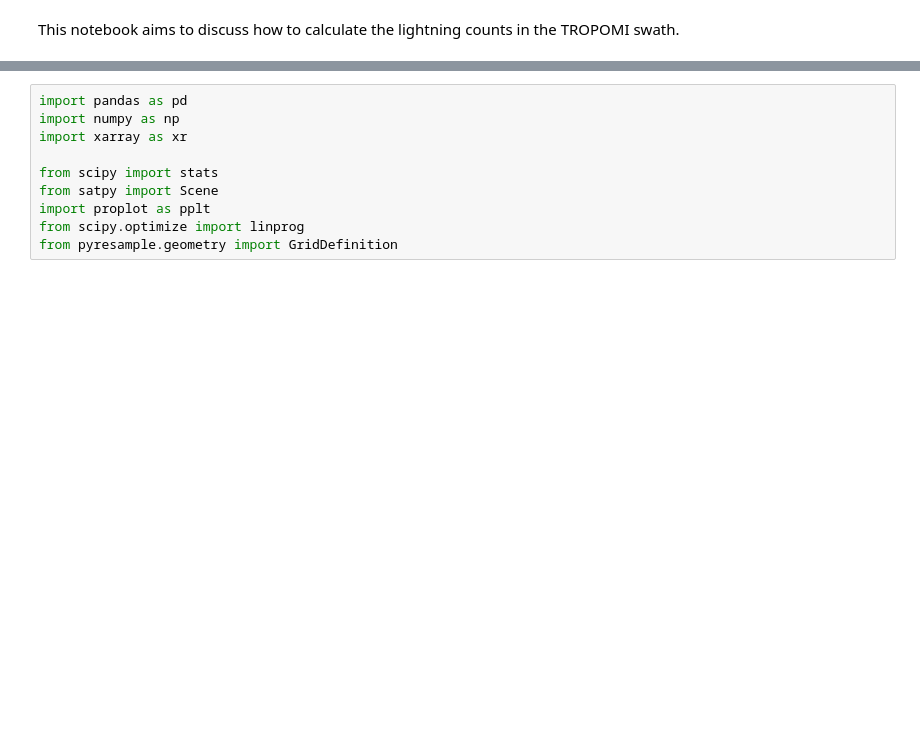
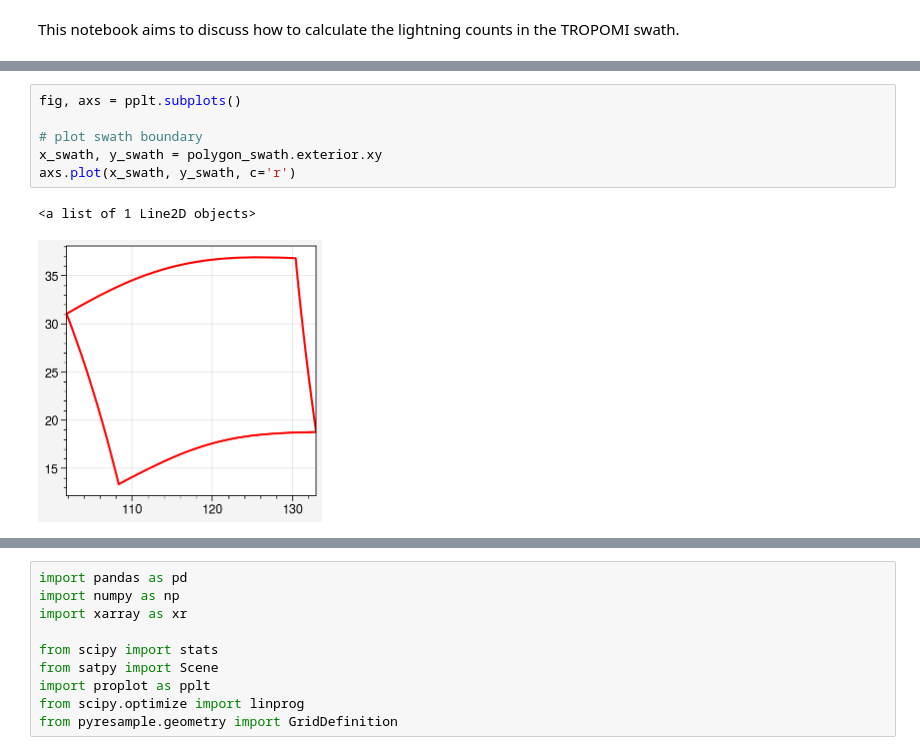
Before and after one commit to zxdawn/S5P-LNO2-Notebook, a Jupyter notebook: analysis/lightning_in_swaths.ipynb, the cells around one changed output, grey strips where cells are left out. Drawn from its saved outputs; the diff is of its cells as text; blank space fills up the shorter version.

```diff
--- a/analysis/lightning_in_swaths.ipynb
+++ b/analysis/lightning_in_swaths.ipynb
@@ -2,0 +25,9 @@ This notebook aims to discuss how to calculate the lightning counts in the TROPO
+# %%
+fig, axs = pplt.subplots()
+
+# plot swath boundary
+x_swath, y_swath = polygon_swath.exterior.xy
+axs.plot(x_swath, y_swath, c='r')
+# %% [output]
+<a list of 1 Line2D objects>
+[figure, added]
```
Also changed, not shown: parts of 13 cells of this notebook.
